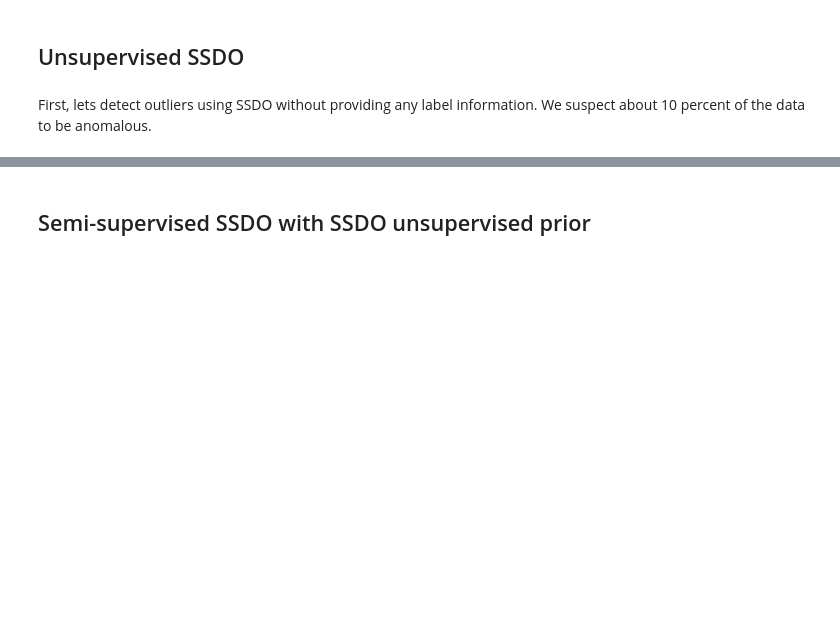
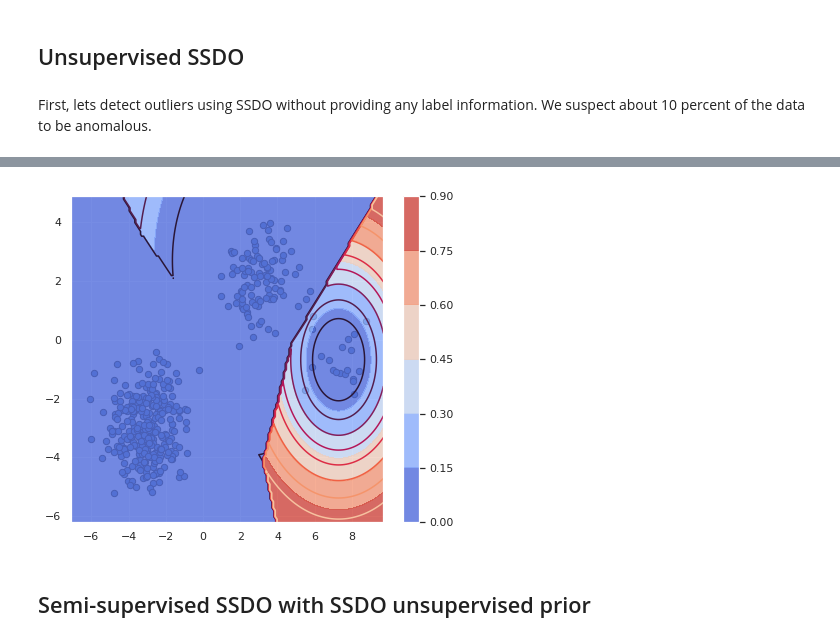
Before and after one commit to Vincent-Vercruyssen/anomatools, a Jupyter notebook: notebooks/SSDO_test.ipynb, the cells around one changed output, grey strips where cells are left out. Cells and saved outputs as stored; diff of their text form; code cells hidden in the pictures; blank space fills up the shorter version.

```diff
--- a/notebooks/SSDO_test.ipynb
+++ b/notebooks/SSDO_test.ipynb
@@ -50,3 +107,9 @@ for l in [-1, 1]:
+# %%
+# draw decision boundary
+detector = SSDO(contamination=0.1, base_classifier='ssdo')
+plot_classifier_contour_2D(detector, X, y, h=0.1, auto_range=True)
+# %% [output]
+[figure, added]
 # %% [markdown]
 ## Semi-supervised SSDO with SSDO unsupervised prior
 # %% [markdown]
```
Also changed, not shown: parts of 22 cells of this notebook, 5 other files.
